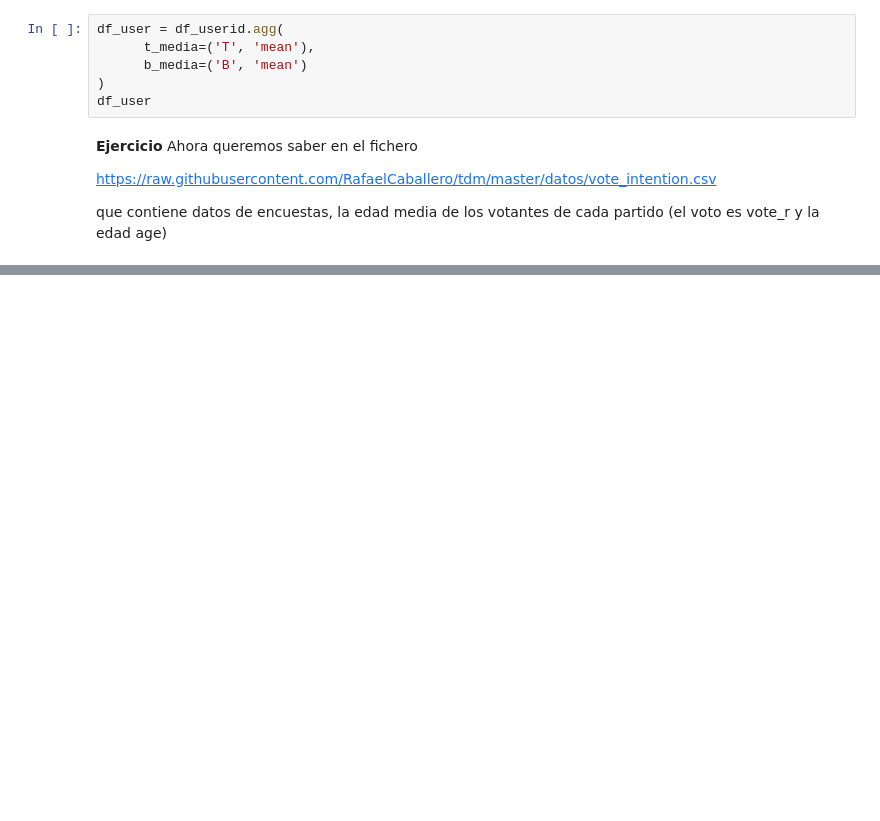
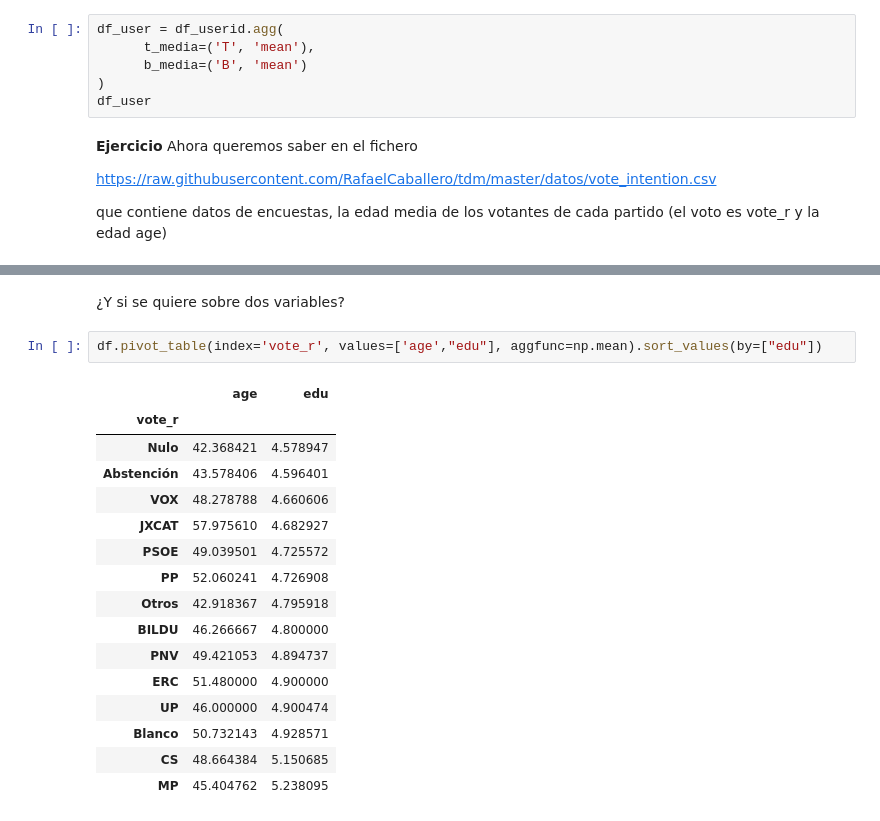
Before and after one commit to RafaelCaballero/APD, a Jupyter notebook: 13GirosYAgregaciones.ipynb, the cells around one changed output, grey strips where cells are left out. Saved outputs shown, nothing was run; the diff lists cells and outputs as text; blank space fills up the shorter version.

```diff
--- a/13GirosYAgregaciones.ipynb
+++ b/13GirosYAgregaciones.ipynb
@@ -426,0 +510,21 @@ que contiene datos de encuestas, la edad media de los votantes de cada partido (
+# %% [markdown]
+¿Y si se quiere sobre dos variables?
+# %%
+df.pivot_table(index='vote_r', values=['age',"edu"], aggfunc=np.mean).sort_values(by=["edu"])
+# %% [output]
+|  | age | edu |
+| vote_r |  |  |
+| Nulo | 42.368421 | 4.578947 |
+| Abstención | 43.578406 | 4.596401 |
+| VOX | 48.278788 | 4.660606 |
+| JXCAT | 57.975610 | 4.682927 |
+| PSOE | 49.039501 | 4.725572 |
+| PP | 52.060241 | 4.726908 |
+| Otros | 42.918367 | 4.795918 |
+| BILDU | 46.266667 | 4.800000 |
+| PNV | 49.421053 | 4.894737 |
+| ERC | 51.480000 | 4.900000 |
+| UP | 46.000000 | 4.900474 |
+| Blanco | 50.732143 | 4.928571 |
+| CS | 48.664384 | 5.150685 |
+| MP | 45.404762 | 5.238095 |
```
Also changed, not shown: parts of 16 cells of this notebook.
